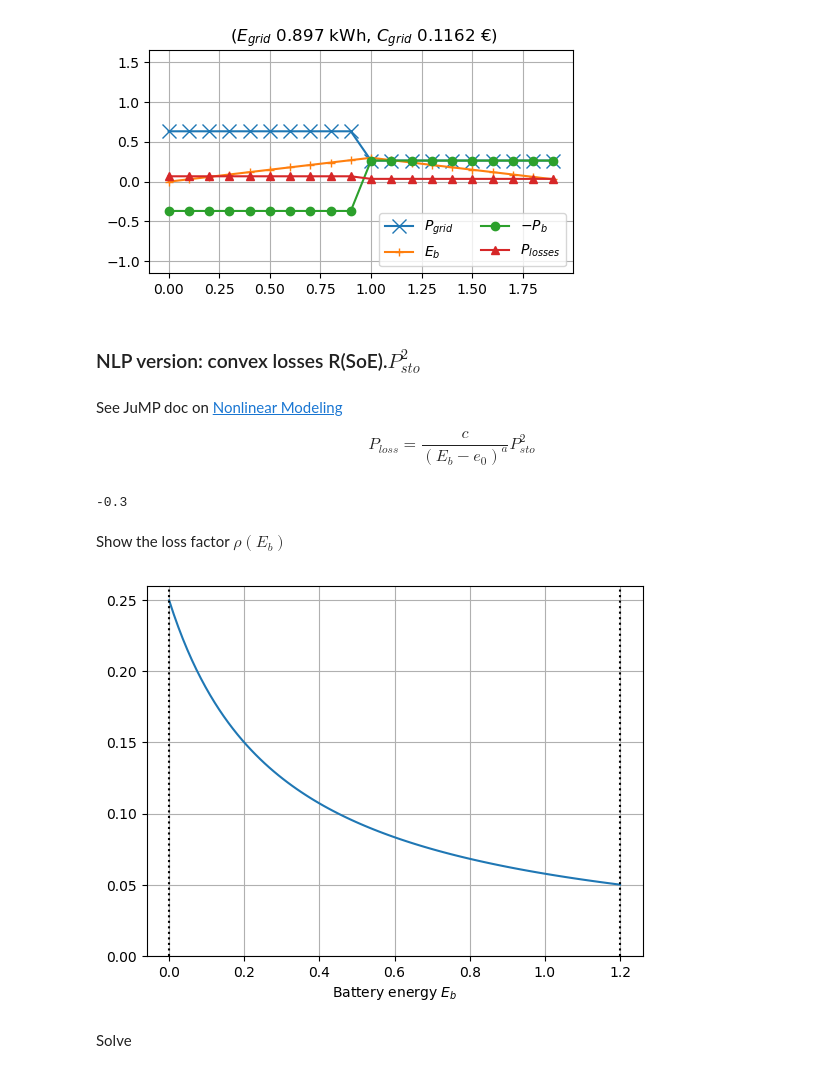
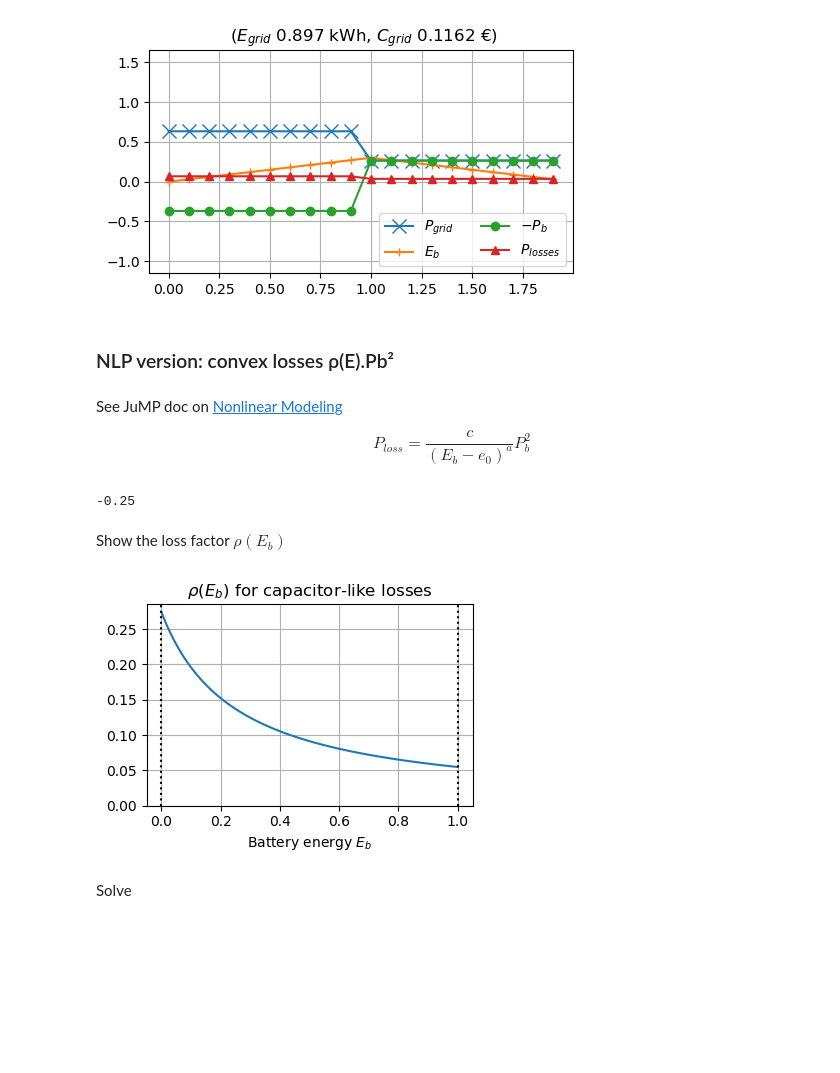
Before and after one commit to pierre-haessig/convex-storage-loss, a Jupyter notebook: Energy_management_Convex_losses.ipynb, the cells around one changed output. Drawn from its saved outputs; the diff is of its cells as text; code cells hidden in the pictures; blank space fills up the shorter version.

```diff
--- a/Energy_management_Convex_losses.ipynb
+++ b/Energy_management_Convex_losses.ipynb
@@ -859,32 +872,37 @@ prod_plot(m)
 # %% [output]
 [figure]
 # %% [markdown]
-### NLP version: convex losses R(SoE).$P_{sto}^2$
+### NLP version: convex losses ρ(E).Pb²
 # %% [markdown]
 See JuMP doc on [Nonlinear Modeling](https://jump.dev/JuMP.jl/v0.21.1/nlp/)
 
-$$P_{loss} = \frac{c}{(E_b - e_0)^a} P_{sto}^2$$
+$$P_{loss} = \frac{c}{(E_b - e_0)^a} P_b^2$$
 # %%
-c = 0.075
+c = 0.0685 # to get 80% roundtrip efficiency
 a = 1.
 e0 = -0.25*E_rated
 # %% [output]
--0.3
+-0.25
 # %% [markdown]
 Show the loss factor $\rho(E_b)$
 # %%
 Eb_list = range(0, E_rated, length=100)
 
 ρ_Eb = c./(Eb_list .- e0).^a
 
+figure(figsize=(4,3))
+
 plot(Eb_list, ρ_Eb)
+
 xlabel("Battery energy \$E_b\$")
 axvline(0, color="k", ls=":")
 axvline(E_rated, color="k", ls=":")
+title("\$\\rho(E_b)\$ for capacitor-like losses")
 ylim(ymin=0)
+tight_layout()
 grid()
 # %% [output]
-[figure, old version]
+[figure, new version]
 # %% [markdown]
 Solve
 # %%
```
Also changed, not shown: parts of 16 cells of this notebook, 12 other files.
